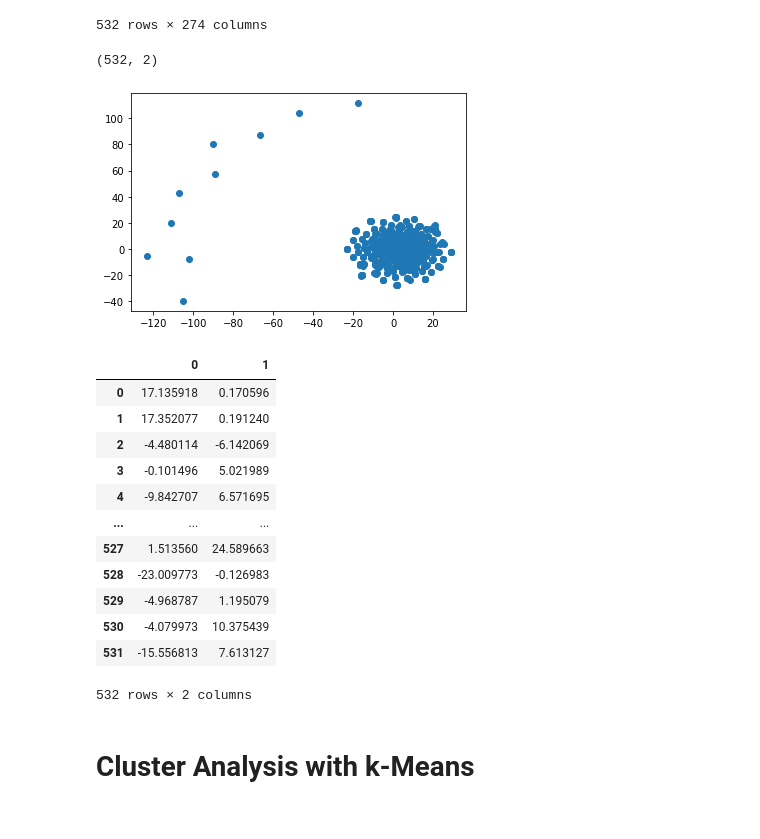
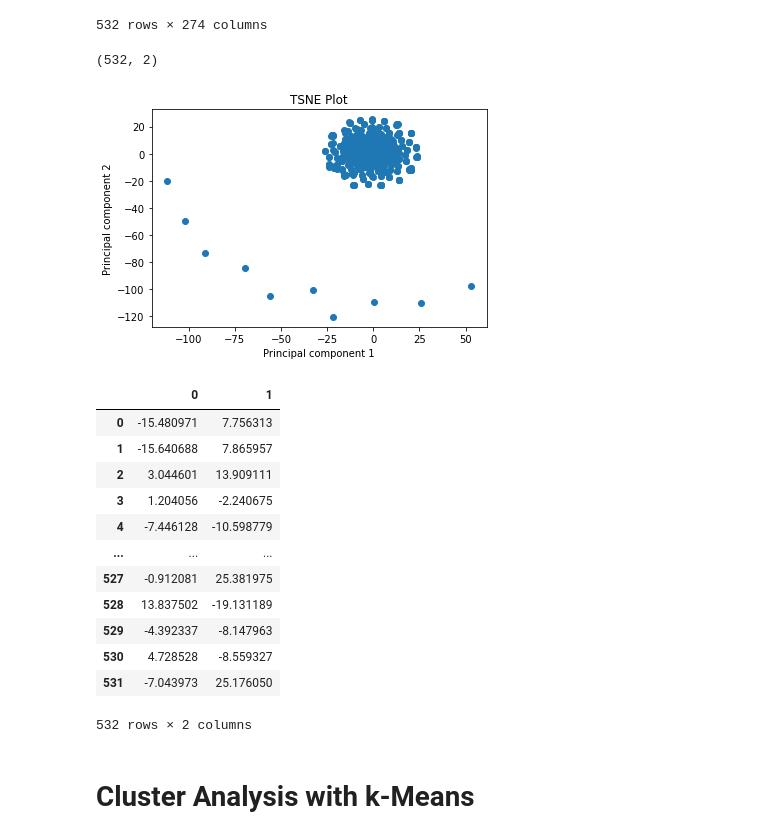
Before and after one commit to amberleeBME/crypto-clusters, a Jupyter notebook: crypto.ipynb, the cells around one changed output. Drawn from its saved outputs; the diff is of its cells as text; code cells hidden in the pictures.

Commit message:
screenshot plots

```diff
--- a/crypto.ipynb
+++ b/crypto.ipynb
@@ -78,31 +78,34 @@ df_pca
 # %%
 # run t-SNE on the principal components: the output of the PCA transformation.
 tsne = TSNE(learning_rate=250)
 tsne_feat = tsne.fit_transform(pca_components)
 print(tsne_feat.shape)
 df_tsne = pd.DataFrame(
     data=tsne_feat
 )
 
 #  create a scatter plot of the t-SNE output. Observe whether there are distinct clusters or not.
 plt.scatter(tsne_feat[:,0], tsne_feat[:,1])
+plt.xlabel('Principal component 1')
+plt.ylabel('Principal component 2')
+plt.title('TSNE Plot')
 plt.show()
 df_tsne
 # %% [output]
 (532, 2)
-[figure, old version]
+[figure, new version]
 |  | 0 | 1 |
-| 0 | 17.135918 | 0.170596 |
-| 1 | 17.352077 | 0.191240 |
-| 2 | -4.480114 | -6.142069 |
-| 3 | -0.101496 | 5.021989 |
-| 4 | -9.842707 | 6.571695 |
+| 0 | -15.480971 | 7.756313 |
+| 1 | -15.640688 | 7.865957 |
+| 2 | 3.044601 | 13.909111 |
+| 3 | 1.204056 | -2.240675 |
+| 4 | -7.446128 | -10.598779 |
 | ... | ... | ... |
-| 527 | 1.513560 | 24.589663 |
-| 528 | -23.009773 | -0.126983 |
-| 529 | -4.968787 | 1.195079 |
-| 530 | -4.079973 | 10.375439 |
-| 531 | -15.556813 | 7.613127 |
+| 527 | -0.912081 | 25.381975 |
+| 528 | 13.837502 | -19.131189 |
+| 529 | -4.392337 | -8.147963 |
+| 530 | 4.728528 | -8.559327 |
+| 531 | -7.043973 | 25.176050 |
 532 rows × 2 columns
 # %% [markdown]
 # Cluster Analysis with k-Means
```
Also changed, not shown: parts of 5 cells of this notebook, 3 other files.
